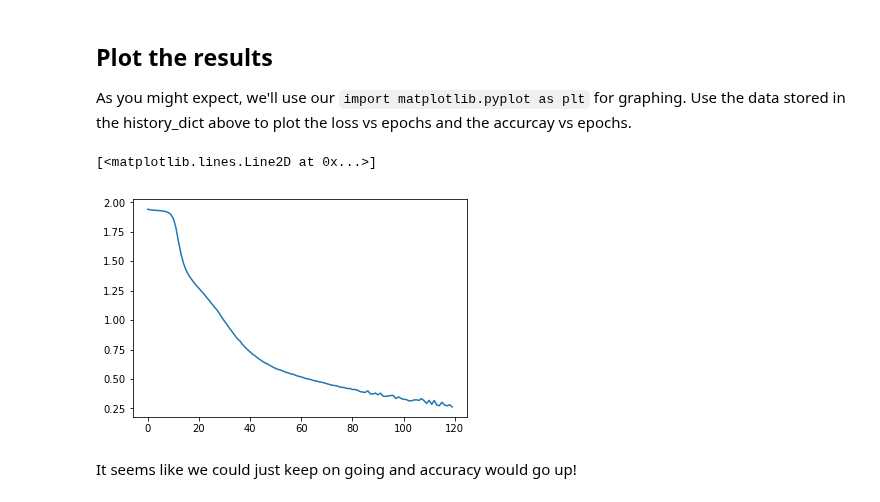
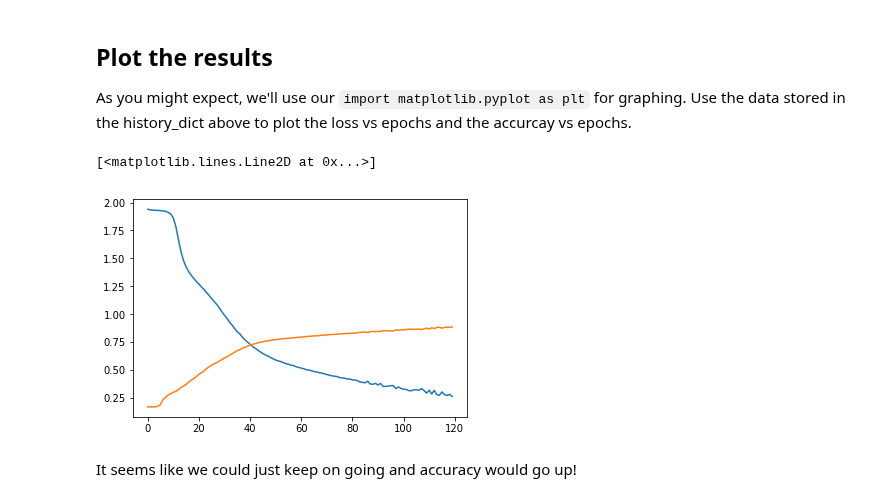
Before and after one commit to as6140/dsc-04-41-05-keras-lab-seattle-ds-career-040119, a Jupyter notebook: index.ipynb, the cells around one changed output. Drawn from its saved outputs; the diff is of its cells as text; code cells hidden in the pictures.

```diff
--- a/index.ipynb
+++ b/index.ipynb
@@ -335,11 +335,12 @@
 # %%
 #Your code here; plot the loss vs the number of epoch
 import matplotlib.pyplot as plt
 
 plt.plot(history.epoch, history_dict['loss'])
+plt.plot(history.epoch, history_dict['acc'])
 # %% [output]
 [<matplotlib.lines.Line2D at 0x...>]
-[figure, old version]
+[figure, new version]
 # %%
 #Your code here; plot the training accuracy vs the number of epochs
 # %% [markdown]
```
